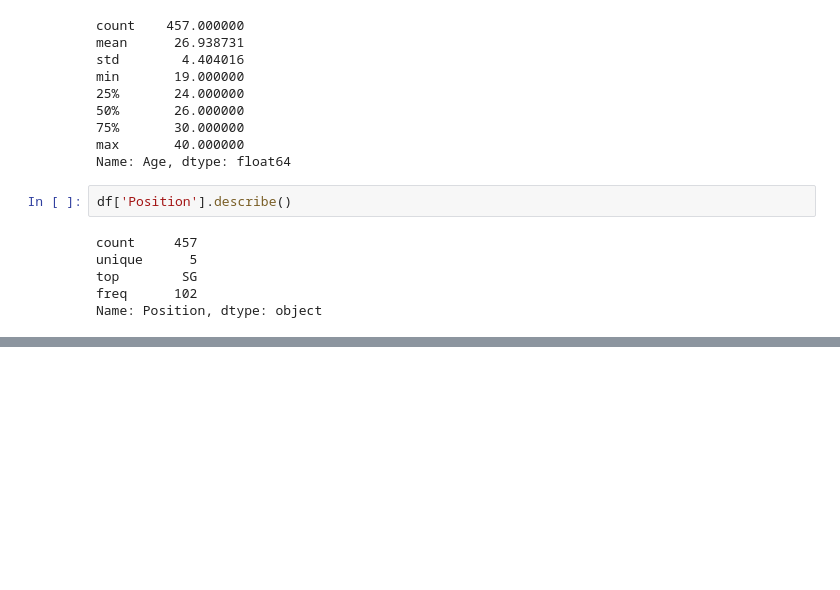
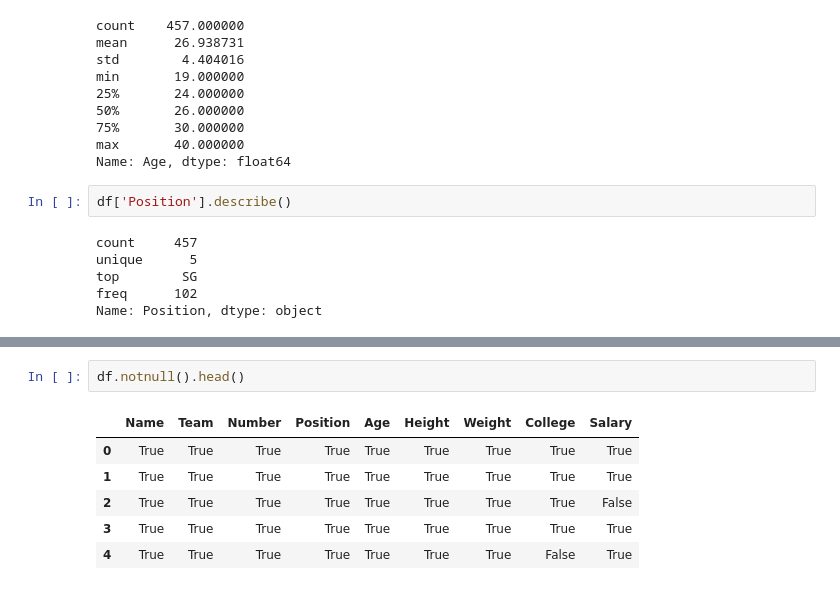
Before and after one commit to WasikAhmed/dataScience-and-ML, a Jupyter notebook: Pandas/02_viewing_data.ipynb, the cells around one changed output, grey strips where cells are left out. Saved outputs shown, nothing was run; the diff lists cells and outputs as text; blank space fills up the shorter version.

```diff
--- a/Pandas/02_viewing_data.ipynb
+++ b/Pandas/02_viewing_data.ipynb
@@ -205,0 +305,9 @@ Name: Position, dtype: object
+# %%
+df.notnull().head()
+# %% [output]
+|  | Name | Team | Number | Position | Age | Height | Weight | College | Salary |
+| 0 | True | True | True | True | True | True | True | True | True |
+| 1 | True | True | True | True | True | True | True | True | True |
+| 2 | True | True | True | True | True | True | True | True | False |
+| 3 | True | True | True | True | True | True | True | True | True |
+| 4 | True | True | True | True | True | True | True | False | True |
```
Also changed, not shown: parts of 10 cells of this notebook.
